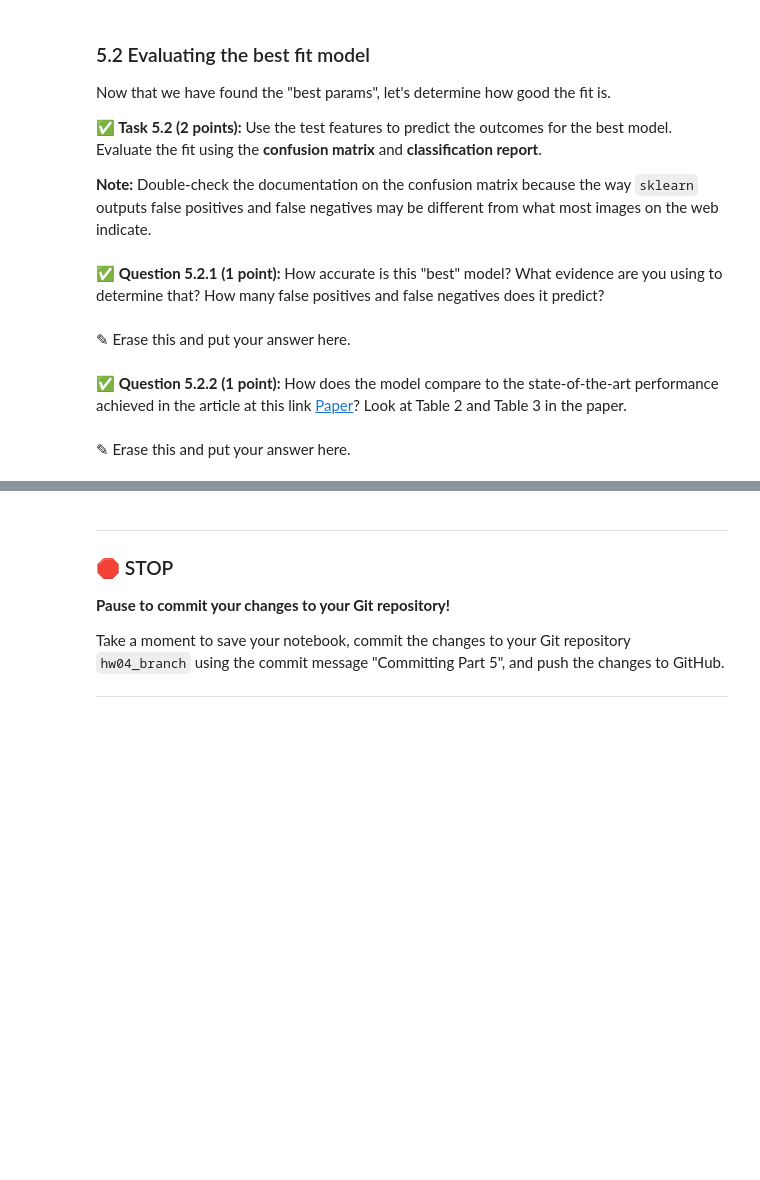
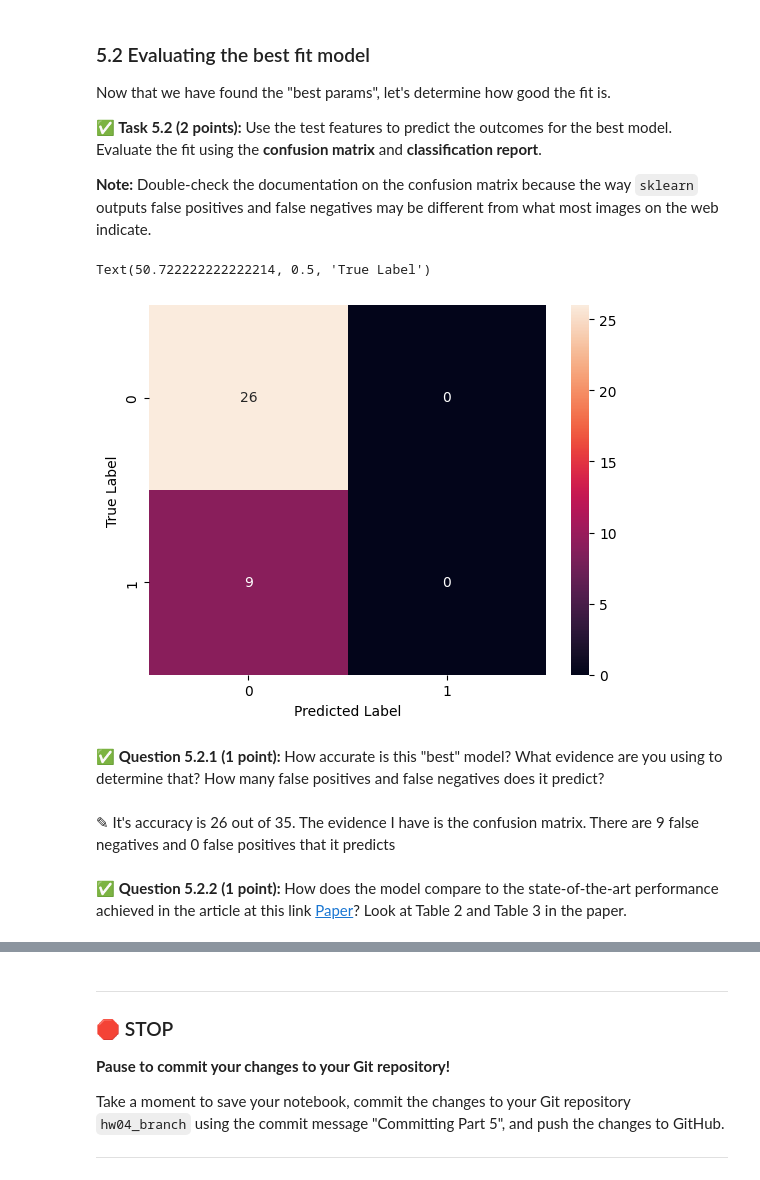
Before and after one commit to JustinTrannn/CMSE202-f25-turnin, a Jupyter notebook: hw-04/HW-04_PerceptronSVMandPCA-STUDENT.ipynb, the cells around one changed output, grey strips where cells are left out. Cells and saved outputs as stored; diff of their text form; code cells hidden in the pictures; blank space fills up the shorter version.

```diff
--- a/hw-04/HW-04_PerceptronSVMandPCA-STUDENT.ipynb
+++ b/hw-04/HW-04_PerceptronSVMandPCA-STUDENT.ipynb
@@ -324,0 +323,29 @@ In this section, continue using the transformed data.
+# %%
+# Put your code here
+# from sklearn.model_selection import GridSearchCV
+
+# param_grid = {'C': [0.1, 1.0, 10.0, 100.0, 1000.0],
+#               'gamma': [0.01, 0.1, 1.0, 10.0],
+#               'kernel': ['linear', 'rbf', 'sigmoid']}
+
+# model = svm.SVC()
+
+# grid_search = GridSearchCV(model, param_grid, n_jobs=1, cv=5, verbose=2)
+# grid_search.fit(X_train, y_train)
+# print("Best hyperparameters: ", grid_search.best_params_)
+# print("Best accuracy (CV score): ", grid_search.best_score_)
+
+### MODEL NEVER FINISHED FINDING BEST PARAMS AND KEPT ON CRASHING SO I HAD TO GET RID OF LINEAR
+
+from sklearn.model_selection import GridSearchCV
+
+param_grid = {'C': [0.1, 1.0, 10.0, 100.0, 1000.0],
+              'gamma': [0.01, 0.1, 1.0, 10.0],
+              'kernel': ['rbf', 'sigmoid']}
+
+model = svm.SVC()
+
+grid_search = GridSearchCV(model, param_grid, n_jobs=1, cv=5, verbose=2)
+grid_search.fit(X_train, y_train)
+print("Best hyperparameters: ", grid_search.best_params_)
+print("Best accuracy (CV score): ", grid_search.best_score_)
@@ -339,8 +382,20 @@ Now that we have found the "best params", let's determine how good the fit is.
+# %%
+# Put your code here
+model = svm.SVC(kernel='rbf', C=0.1, gamma=0.01)
+model.fit(X_train, y_train)
+
+predictions = model.predict(X_test)
+
+cm = confusion_matrix(y_test, predictions)
+sns.heatmap(cm, annot=True)
+plt.xlabel('Predicted Label')
+plt.ylabel('True Label')
+# %% [output]
+Text(50.722222222222214, 0.5, 'True Label')
+[figure, added]
 # %% [markdown]
 &#9989; **Question 5.2.1 (1 point):** How accurate is this "best" model? What evidence are you using to determine that? How many false positives and false negatives does it predict?
-# %% [markdown]
-<font size=+3>&#9998;</font> Erase this and put your answer here.
+# %% [markdown]
+<font size=+3>&#9998;</font> It's accuracy is 26 out of 35. The evidence I have is the confusion matrix. There are 9 false negatives and 0 false positives that it predicts
 # %% [markdown]
 &#9989; **Question 5.2.2 (1 point):** How does the model compare to the state-of-the-art performance achieved in the article at this link [Paper](https://www.nature.com/articles/s41598-021-97962-5)? Look at Table 2 and Table 3 in the paper.
-# %% [markdown]
-<font size=+3>&#9998;</font> Erase this and put your answer here.
```
Also changed, not shown: parts of 9 cells of this notebook.
